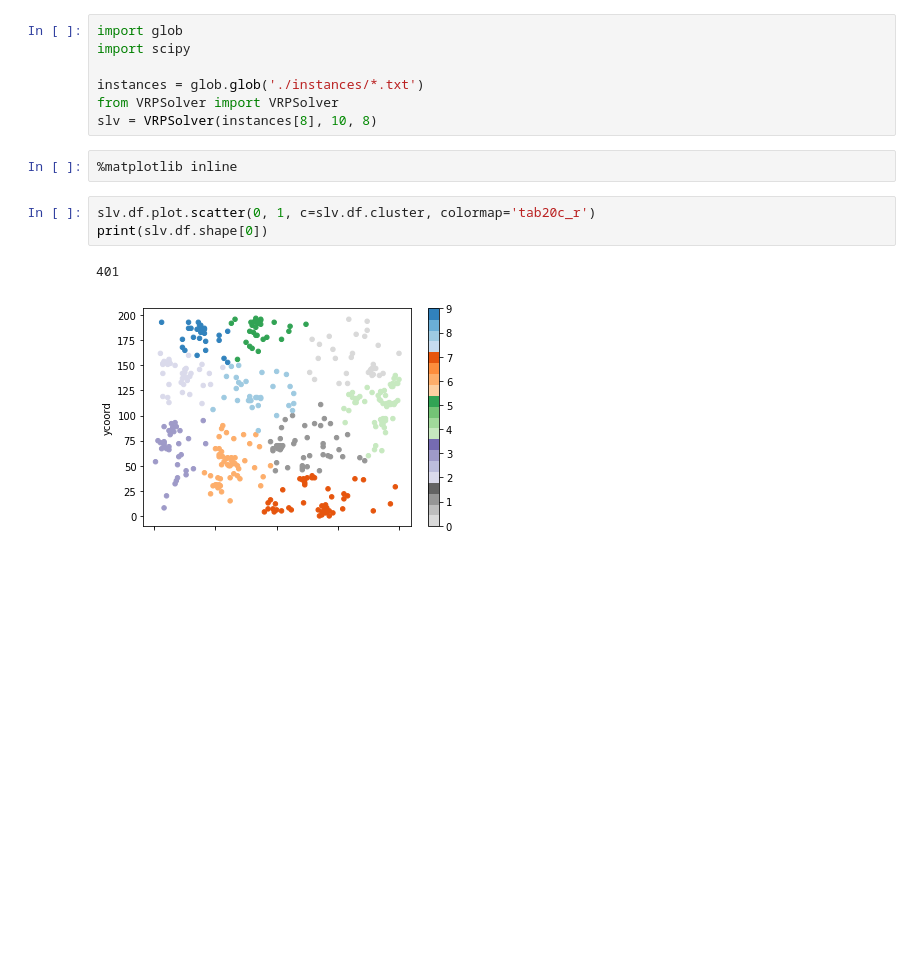
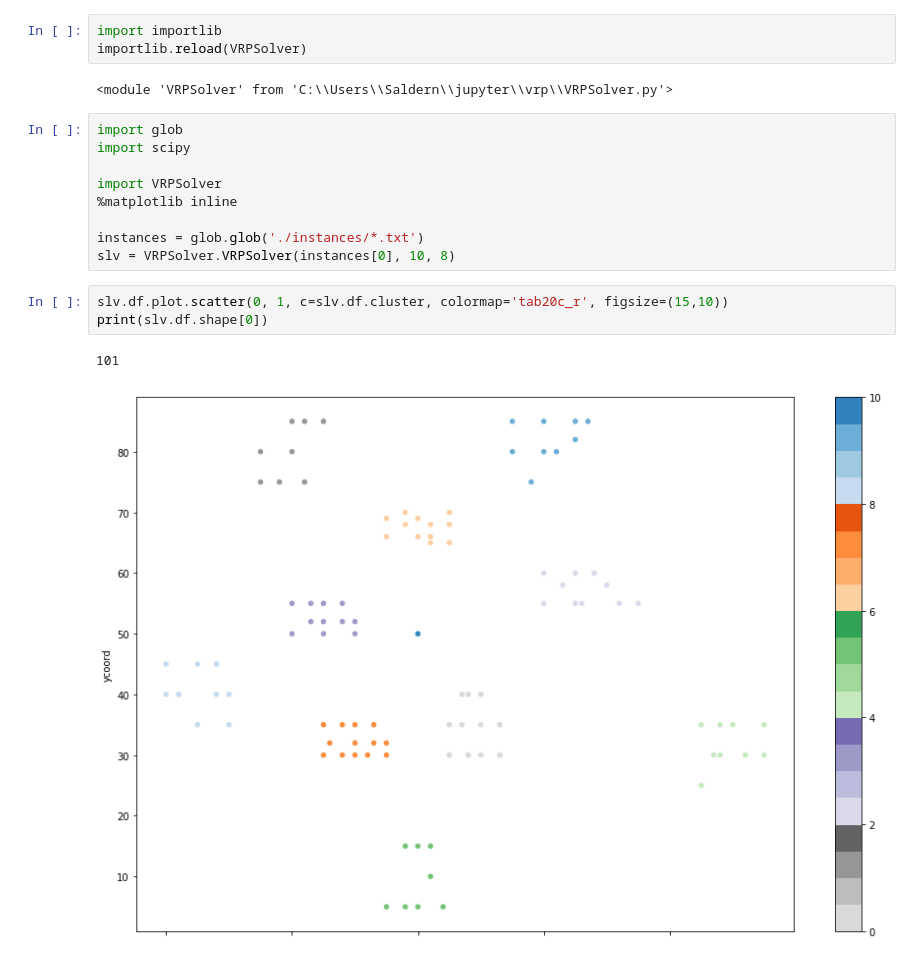
Before and after one commit to Saldern/vrp, a Jupyter notebook: lab1.ipynb, the cells around one changed output. Drawn from its saved outputs; the diff is of its cells as text; blank space fills up the shorter version.

```diff
--- a/lab1.ipynb
+++ b/lab1.ipynb
@@ -174,18 +1,23 @@ class VRPSolver:
+# %%
+import importlib
+importlib.reload(VRPSolver)
+# %% [output]
+<module 'VRPSolver' from 'C:\\Users\\Saldern\\jupyter\\vrp\\VRPSolver.py'>
 # %%
 import glob
 import scipy
 
+import VRPSolver
+%matplotlib inline
+
 instances = glob.glob('./instances/*.txt')
-from VRPSolver import VRPSolver
-slv = VRPSolver(instances[8], 10, 8)
+slv = VRPSolver.VRPSolver(instances[0], 10, 8)
-# %%
-%matplotlib inline
 # %%
-slv.df.plot.scatter(0, 1, c=slv.df.cluster, colormap='tab20c_r')
+slv.df.plot.scatter(0, 1, c=slv.df.cluster, colormap='tab20c_r', figsize=(15,10))
 print(slv.df.shape[0])
 # %% [output]
-401
+101
-[figure, old version]
+[figure, new version]
 # %%
 slv.df.sort_values('ready_time').head(10)
 # %% [output]
```
Also changed, not shown: parts of 15 cells of this notebook, 1 other file.
